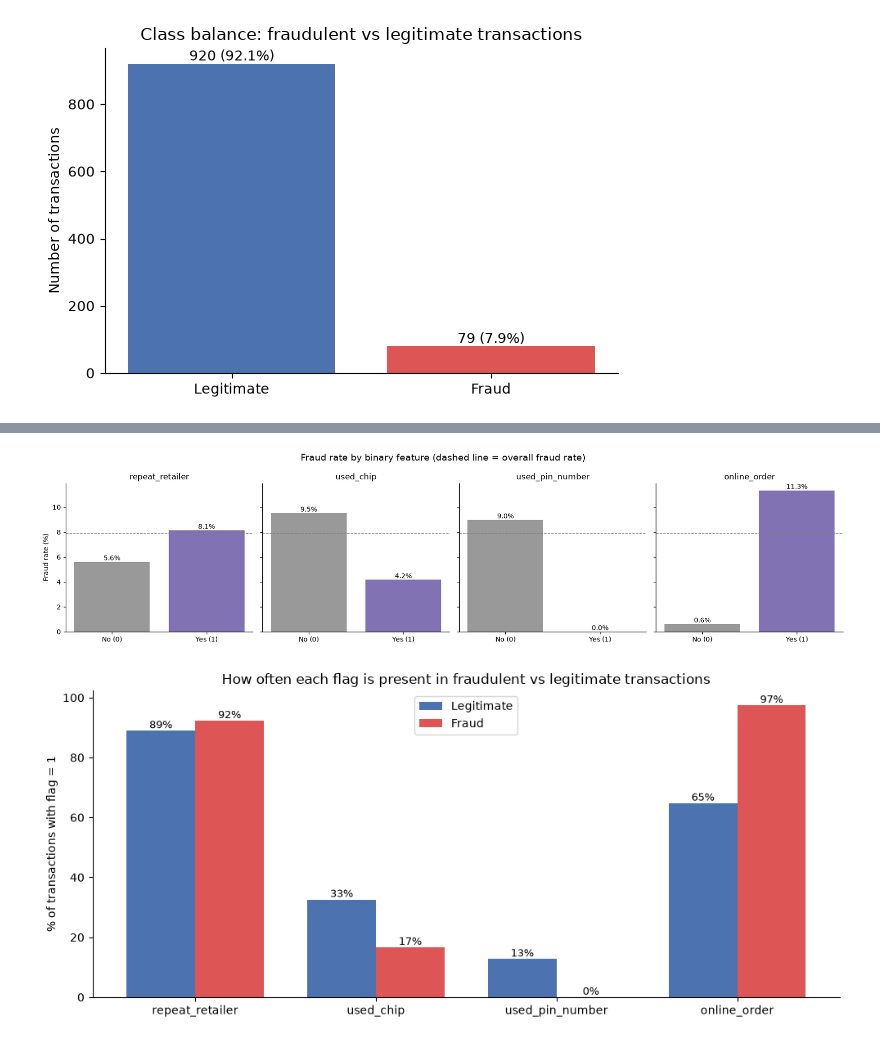
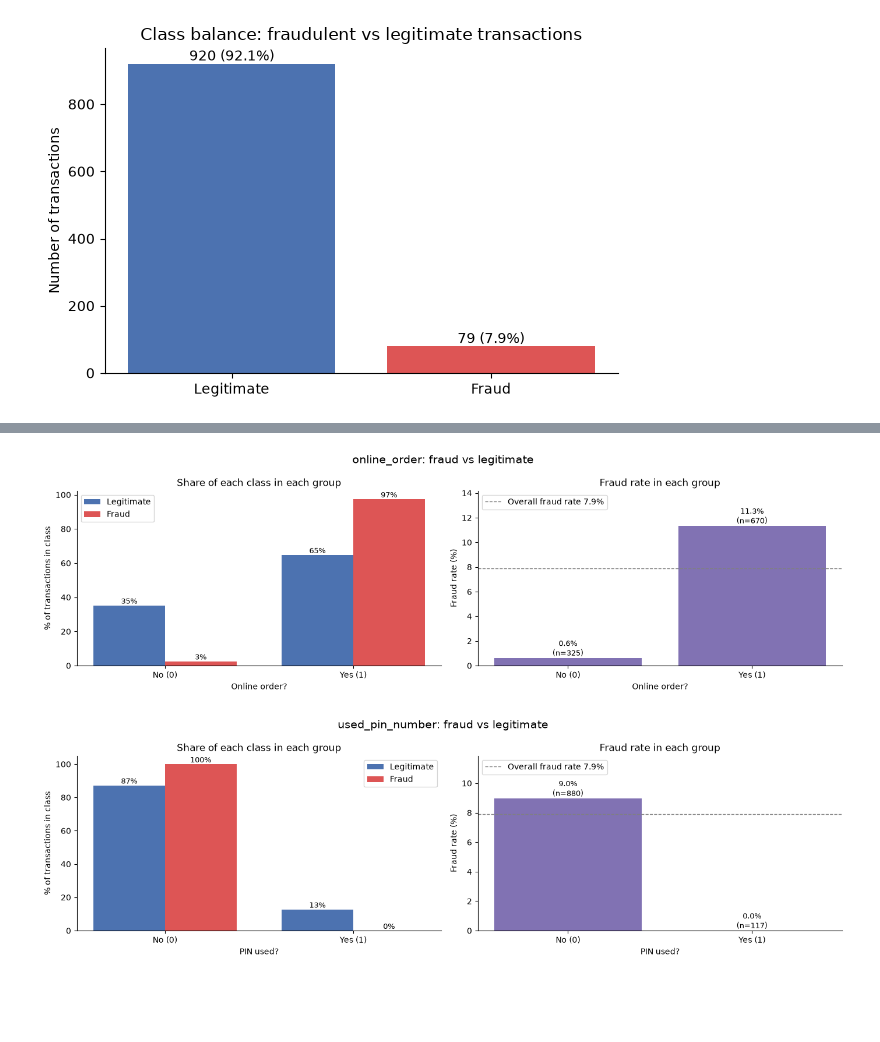
Before and after one commit to twidykwae/credit-card-fraud, a Jupyter notebook: Credit_Card_Fraud_Detection.ipynb, the cells around one changed output, grey strips where cells are left out. Saved outputs shown, nothing was run; the diff lists cells and outputs as text; code cells hidden in the pictures; blank space fills up the shorter version.

```diff
--- a/Credit_Card_Fraud_Detection.ipynb
+++ b/Credit_Card_Fraud_Detection.ipynb
@@ -176,15 +189,0 @@ plt.show()
-# %%
-# Overlaid density histograms of log-transformed values
-fig, axes = plt.subplots(1, 3, figsize=(15, 4.5))
-for ax, col in zip(axes, continuous_cols):
-    logged = np.log1p(df[col])
-    bins = np.linspace(logged.min(), logged.max(), 40)
-    for k in (0, 1):
-        ax.hist(logged[df[TARGET] == k].dropna(), bins=bins, density=True, alpha=0.55,
-                color=CLASS_COLORS[k], label=CLASS_NAMES[k])
-    ax.set_title(f"log(1 + {col})")
-    ax.set_ylabel("Density")
-    ax.legend()
-fig.suptitle("Distribution of continuous features: fraud vs legitimate", fontsize=14)
-plt.tight_layout()
-plt.show()
@@ -219,16 +213,0 @@ Splitting each feature into five equal-sized groups makes the relationship easy
-# %%
-# Pairwise scatter plots of the continuous features (log scale), colored by class
-pairs = [(0, 1), (0, 2), (1, 2)]
-fig, axes = plt.subplots(1, 3, figsize=(16, 4.8))
-for ax, (i, j) in zip(axes, pairs):
-    x, y = continuous_cols[i], continuous_cols[j]
-    for k in (0, 1):
-        sub = df[df[TARGET] == k]
-        ax.scatter(sub[x], sub[y], s=12 if k == 0 else 22, alpha=0.4 if k == 0 else 0.85,
-                   color=CLASS_COLORS[k], label=CLASS_NAMES[k])
-    ax.set_xscale("log"); ax.set_yscale("log")
-    ax.set_xlabel(x); ax.set_ylabel(y)
-    ax.legend()
-fig.suptitle("Continuous feature pairs (log scale)", fontsize=14)
-plt.tight_layout()
-plt.show()
@@ -262,35 +298,10 @@ binary_summary
 # %%
-fig, axes = plt.subplots(1, 4, figsize=(17, 4.2), sharey=True)
-for ax, col in zip(axes, binary_cols):
-    rates = binary_summary[binary_summary.feature == col].set_index("value")["fraud_rate_%"]
-    bars = ax.bar(["No (0)", "Yes (1)"], rates.values, color=["#999999", "#8172B3"])
-    for b, r in zip(bars, rates.values):
-        ax.text(b.get_x() + b.get_width() / 2, b.get_height(), f"{r:.1f}%", ha="center", va="bottom")
-    ax.axhline(df[TARGET].mean() * 100, color="gray", ls="--", lw=1)
-    ax.set_title(col)
-axes[0].set_ylabel("Fraud rate (%)")
-fig.suptitle("Fraud rate by binary feature (dashed line = overall fraud rate)", fontsize=14)
-plt.tight_layout()
-plt.show()
+fraud_rate_by_group["online_order"] = plot_breakdown(
+    binary_groups("online_order"), "online_order: fraud vs legitimate", "Online order?")
 # %% [output]
-[figure, old version]
+[figure, new version]
 # %%
-# Composition view: within each class, what share of transactions have each flag = 1?
-share = df.groupby(TARGET)[binary_cols].mean().rename(index=CLASS_NAMES) * 100
-
-x = np.arange(len(binary_cols))
-w = 0.38
-fig, ax = plt.subplots(figsize=(10, 4.5))
-for offset, k in zip((-w / 2, w / 2), (0, 1)):
-    vals = share.loc[CLASS_NAMES[k]].values
-    bars = ax.bar(x + offset, vals, w, color=CLASS_COLORS[k], label=CLASS_NAMES[k])
-    for b, v in zip(bars, vals):
-        ax.text(b.get_x() + b.get_width() / 2, b.get_height(), f"{v:.0f}%", ha="center", va="bottom", fontsize=9)
-ax.set_xticks(x, binary_cols)
-ax.set_ylabel("% of transactions with flag = 1")
-ax.set_title("How often each flag is present in fraudulent vs legitimate transactions")
-ax.legend()
-plt.tight_layout()
-plt.show()
+fraud_rate_by_group["used_pin_number"] = plot_breakdown(
+    binary_groups("used_pin_number"), "used_pin_number: fraud vs legitimate", "PIN used?")
 # %% [output]
-[figure, old version]
+[figure, new version]
```
Also changed, not shown: parts of 63 cells of this notebook.
